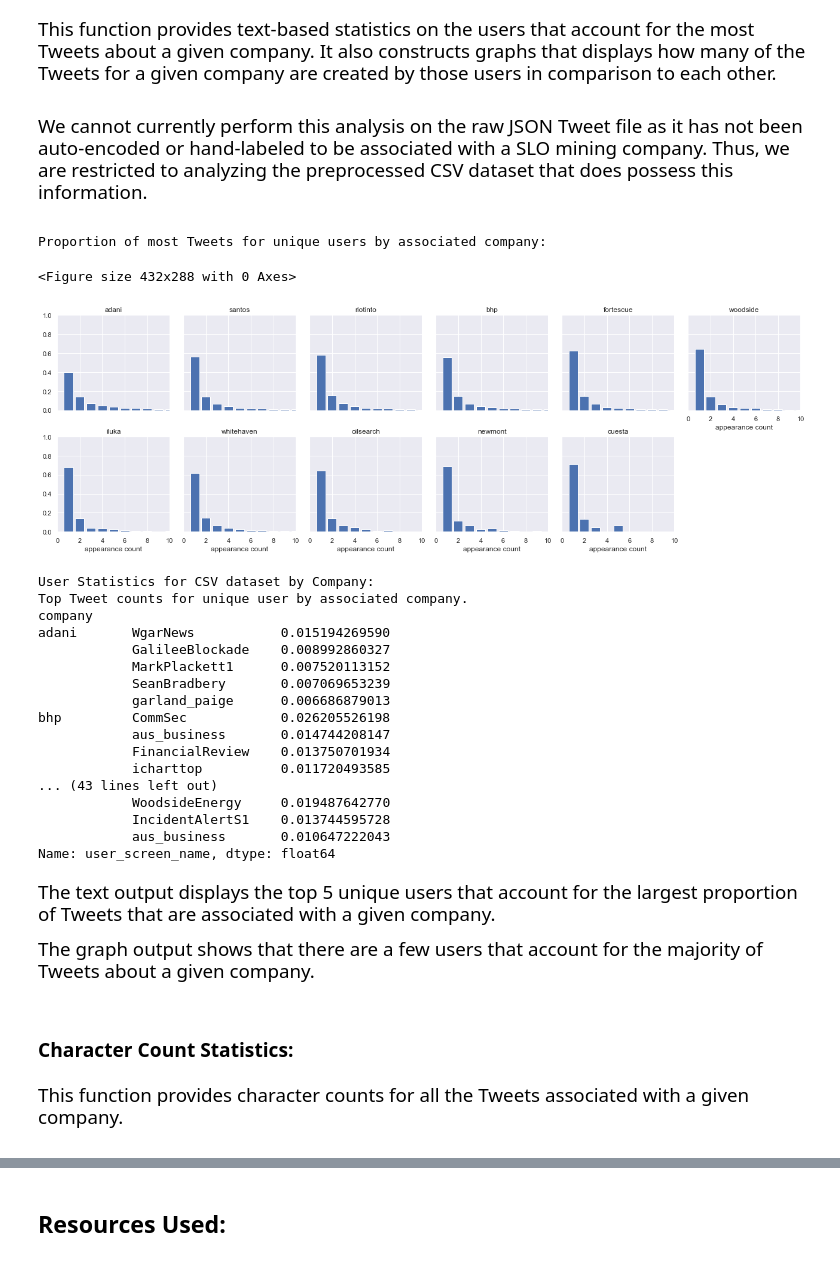
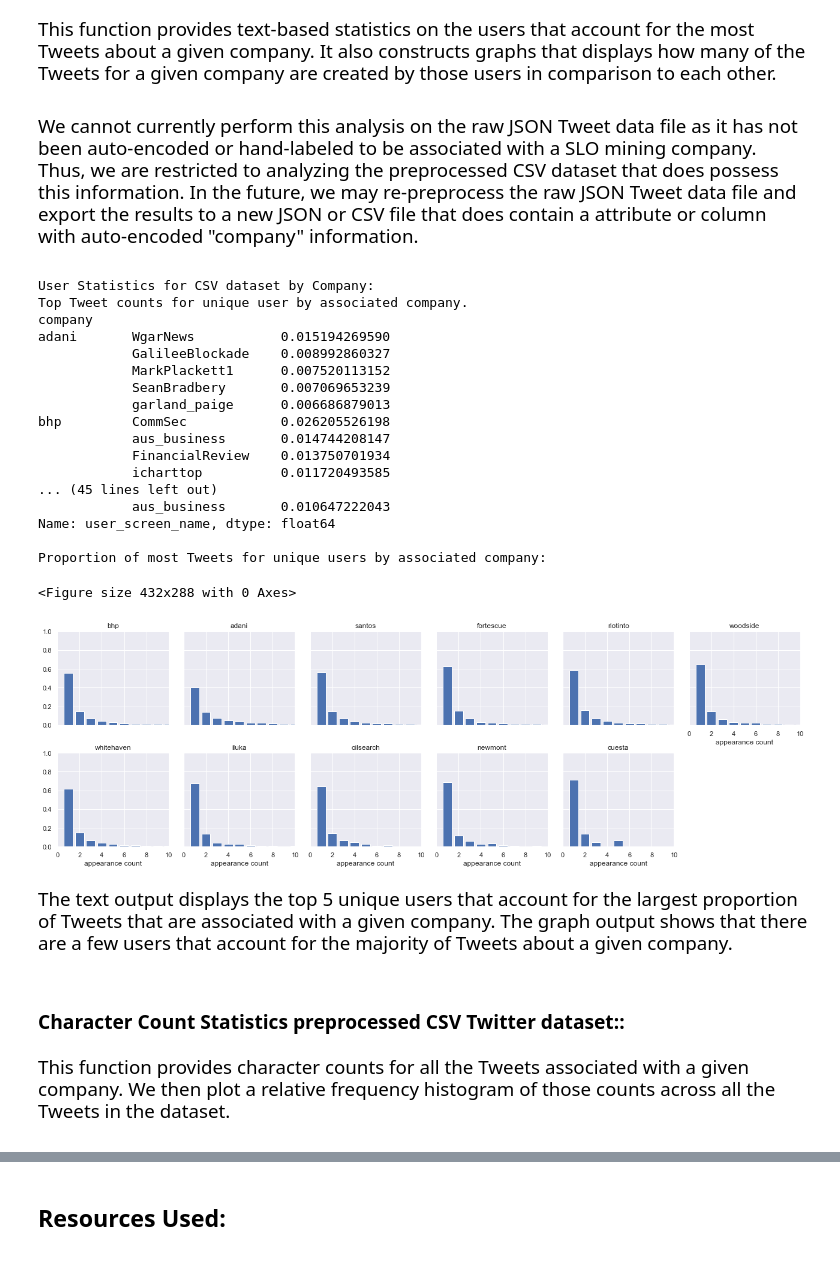
Before and after one commit to J-Jinn/Summer-Research-2019, a Jupyter notebook: jupyter-notebooks/slo-twitter-data-analysis.ipynb, the cells around one changed output, grey strips where cells are left out. Drawn from its saved outputs; the diff is of its cells as text; code cells hidden in the pictures.

```diff
--- a/jupyter-notebooks/slo-twitter-data-analysis.ipynb
+++ b/jupyter-notebooks/slo-twitter-data-analysis.ipynb
@@ -1165,7 +1327,7 @@ This function provides text-based statistics on the users that account for the m
 
 </span>
 # %%
-def most_tweets_by_users():
+def most_tweets_by_users_per_company(tweet_csv_dataframe):
     """
     User related statistics and visualizations.
 
@@ -1174,15 +1336,6 @@ def most_tweets_by_users():
     :return: None.
     """
 
-    # Graph the User Statistics.
-    print("Proportion of most Tweets for unique users by associated company: ")
-    plt.figure()
-    grid = sns.FacetGrid(csv_dataframe[['user_screen_name', 'company']], col='company', col_wrap=6,
-                         ylim=(0, 1),
-                         xlim=(0, 10))
-    grid.map_dataframe(bar_plot_zipf, 'user_screen_name').set_titles('{col_name}').set_xlabels('appearance count')
-    plt.show()
-
     # Adjusted parameters to allow statistics for all companies to show in output.
     pd.set_option("display.precision", 12)
     pd.options.display.max_rows = 100
@@ -1190,56 +1343,63 @@ def most_tweets_by_users():
     print("User Statistics for CSV dataset by Company: ")
     print("Top Tweet counts for unique user by associated company.")
     print(
-        csv_dataframe[['company', 'user_screen_name']].groupby('company')
+        tweet_csv_dataframe[['company', 'user_screen_name']].groupby('company')
             .apply(lambda x: x['user_screen_name'].value_counts(normalize=True).head())
         # .value_counts(normalize=True)\
         # .sort_index(ascending=False).head())
     )
     print()
+
+    # Graph the User Statistics.
+    print("Proportion of most Tweets for unique users by associated company: ")
+    plt.figure()
+    grid = sns.FacetGrid(tweet_csv_dataframe[['user_screen_name', 'company']], col='company', col_wrap=6,
+                         ylim=(0, 1),
+                         xlim=(0, 10))
+    grid.map_dataframe(tweet_util.bar_plot_zipf, 'user_screen_name').set_titles('{col_name}').set_xlabels(
+        'appearance count')
+    plt.show()
 # %% [markdown]
 <span style="font-family:Papyrus; font-size:1.25em;">
 
-We cannot currently perform this analysis on the raw JSON Tweet file as it has not been auto-encoded or hand-labeled to be associated with a SLO mining company.  Thus, we are restricted to analyzing the preprocessed CSV dataset that does possess this information.<br>
+We cannot currently perform this analysis on the raw JSON Tweet data file as it has not been auto-encoded or hand-labeled to be associated with a SLO mining company.  Thus, we are restricted to analyzing the preprocessed CSV dataset that does possess this information.  In the future, we may re-preprocess the raw JSON Tweet data file and export the results to a new JSON or CSV file that does contain a attribute or column with auto-encoded "company" information.<br>
 
 </span>
-# %%
-# Call the function.
-most_tweets_by_users()
-# %% [output]
-Proportion of most Tweets for unique users by associated company:
-<Figure size 432x288 with 0 Axes>
-[figure, removed]
-User Statistics for CSV dataset by Company:
-Top Tweet counts for unique user by associated company.
-company
-adani       WgarNews           0.015194269590
-            GalileeBlockade    0.008992860327
-            MarkPlackett1      0.007520113152
-            SeanBradbery       0.007069653239
-            garland_paige      0.006686879013
-bhp         CommSec            0.026205526198
-            aus_business       0.014744208147
-            FinancialReview    0.013750701934
-            icharttop          0.011720493585
-... (43 lines left out)
-            WoodsideEnergy     0.019487642770
-            IncidentAlertS1    0.013744595728
-            aus_business       0.010647222043
-Name: user_screen_name, dtype: float64
+# %%
+# Determine the Tweet count for most prolific user by company.
+most_tweets_by_users_per_company(tweet_preprocessed_csv_dataframe)
+# %% [output]
+User Statistics for CSV dataset by Company:
+Top Tweet counts for unique user by associated company.
+company
+adani       WgarNews           0.015194269590
+            GalileeBlockade    0.008992860327
+            MarkPlackett1      0.007520113152
+            SeanBradbery       0.007069653239
+            garland_paige      0.006686879013
+bhp         CommSec            0.026205526198
+            aus_business       0.014744208147
+            FinancialReview    0.013750701934
+            icharttop          0.011720493585
+... (45 lines left out)
+            aus_business       0.010647222043
+Name: user_screen_name, dtype: float64
+
+Proportion of most Tweets for unique users by associated company:
+<Figure size 432x288 with 0 Axes>
+[figure, added]
 # %% [markdown]
 <span style="font-family:Papyrus; font-size:1.25em;">
 
-The text output displays the top 5 unique users that account for the largest proportion of Tweets that are associated with a given company.<br>
-
-The graph output shows that there are a few users that account for the majority of Tweets about a given company.<br>
+The text output displays the top 5 unique users that account for the largest proportion of Tweets that are associated with a given company.  The graph output shows that there are a few users that account for the majority of Tweets about a given company.<br>
 
 </span>
 # %% [markdown]
-### Character Count Statistics:
+### Character Count Statistics preprocessed CSV Twitter dataset::
 # %% [markdown]
 <span style="font-family:Papyrus; font-size:1.25em;">
 
-This function provides character counts for all the Tweets associated with a given company.<br>
+This function provides character counts for all the Tweets associated with a given company.  We then plot a relative frequency histogram of those counts across all the Tweets in the dataset.<br>
 
 </span>
 # %%
```
Also changed, not shown: parts of 102 cells of this notebook, 14 other files.
